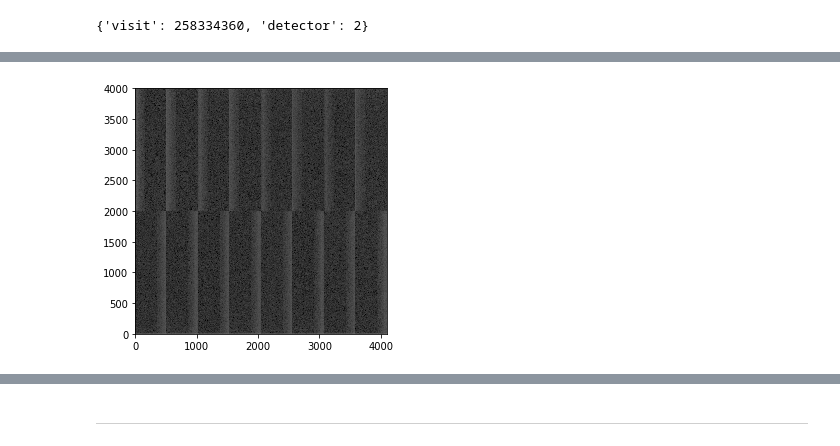
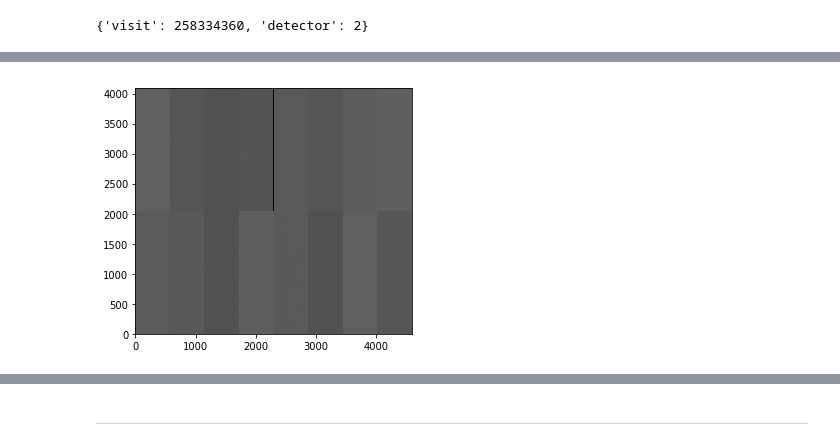
Before and after one commit to lsst/bootcamp-work, a Jupyter notebook: isr_exploration/noise_distributions.ipynb, the cells around one changed output, grey strips where cells are left out. Drawn from its saved outputs; the diff is of its cells as text; code cells hidden in the pictures.

```diff
--- a/isr_exploration/noise_distributions.ipynb
+++ b/isr_exploration/noise_distributions.ipynb
@@ -139,15 +174,17 @@ plt.colorbar()
 # %%
 #afw_display = afwDisplay.getDisplay(frame=1,
 #                                    name=my_channel)
 #afw_display.mtv(result.exposure)
 
 afwDisplay.setDefaultBackend('matplotlib')
 my_display = afwDisplay.Display()
 my_display.scale("asinh", "zscale")
-#my_display.mtv(result_assemble.exposure)
-my_display.mtv(bias.getMaskedImage())
+my_display.mtv(raw.getMaskedImage()) # Plot the raw image
+#my_display.mtv(result_assemble.exposure) # Plot the CCD assembled, overscan subtracted image
+#my_display.mtv(result_bias.exposure) # Plot the master bias corrected image
+#my_display.mtv(bias.getMaskedImage()) # Plot the master bias
 # %% [output]
-[figure, old version]
+[figure, new version]
 # %%
 my_channel = '{}_test_channel'.format(os.environ['USER'])
 server = 'https://lsst-lspdev.ncsa.illinois.edu'
```
Also changed, not shown: parts of 11 cells of this notebook.
